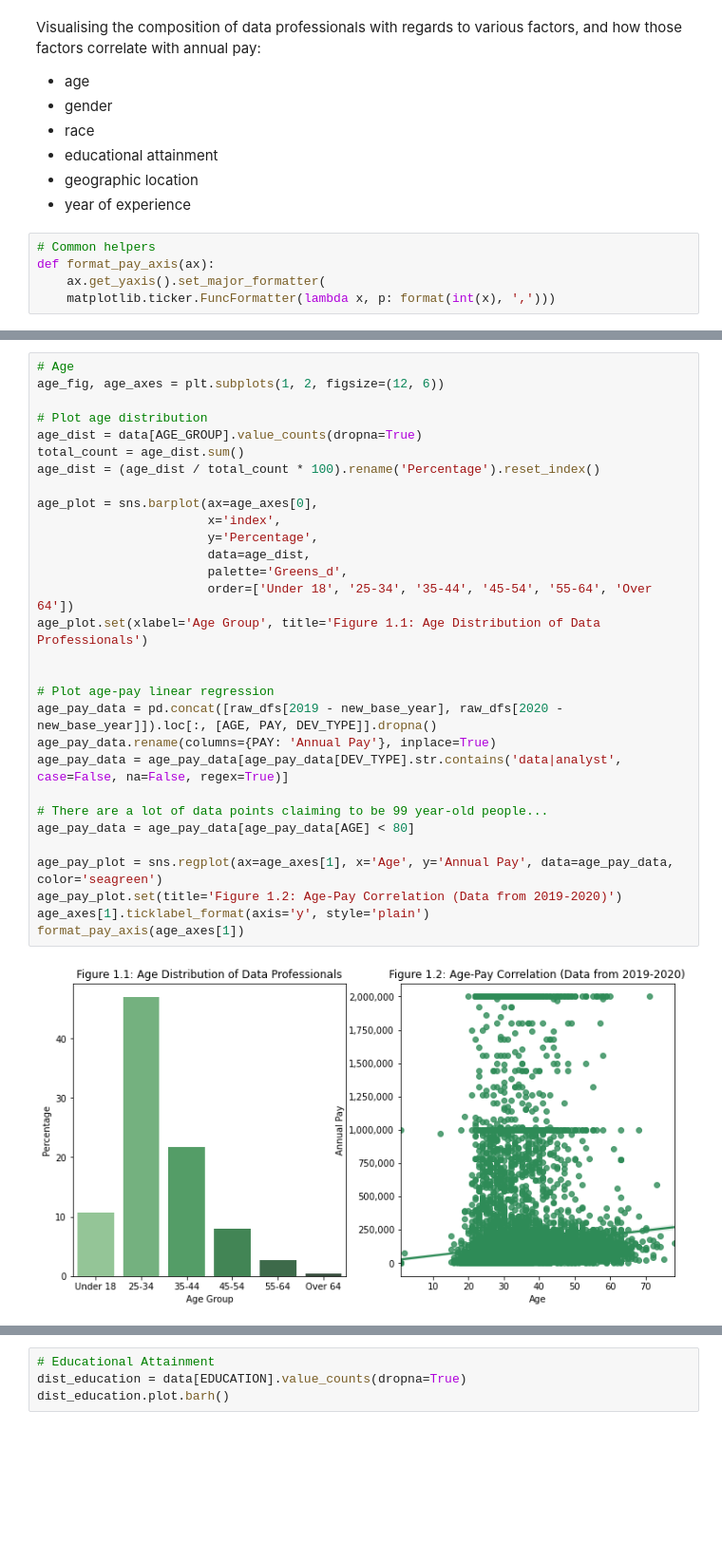
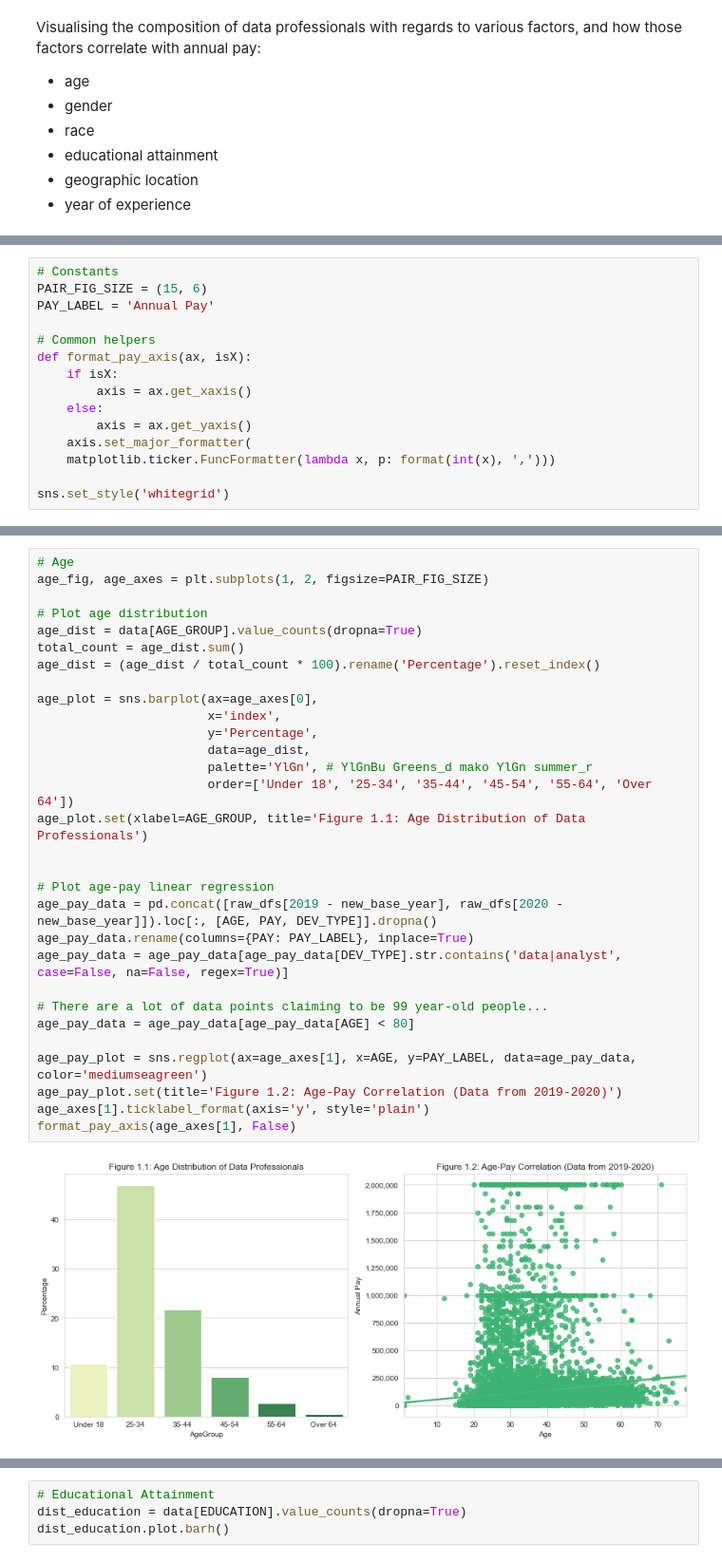
Before and after one commit to potatokim/data-science-demographics-visuals, a Jupyter notebook: main.ipynb, the cells around one changed output, grey strips where cells are left out. Shown at 95% size. Saved outputs shown, nothing was run; the diff lists cells and outputs as text; blank space fills up the shorter version.

```diff
--- a/main.ipynb
+++ b/main.ipynb
@@ -321,8 +321,3 @@ Visualising the composition of data professionals with regards to various factor
 - educational attainment
 - geographic location
 - year of experience
-# %%
-# Common helpers
-def format_pay_axis(ax):
-    ax.get_yaxis().set_major_formatter(
-    matplotlib.ticker.FuncFormatter(lambda x, p: format(int(x), ',')))
@@ -331,0 +324,15 @@ Figure 1.1 shows that young people make up a large percentage of data scientists
+# %%
+# Constants
+PAIR_FIG_SIZE = (15, 6)
+PAY_LABEL = 'Annual Pay'
+
+# Common helpers
+def format_pay_axis(ax, isX):
+    if isX:
+        axis = ax.get_xaxis()
+    else:
+        axis = ax.get_yaxis()
+    axis.set_major_formatter(
+    matplotlib.ticker.FuncFormatter(lambda x, p: format(int(x), ',')))
+
+sns.set_style('whitegrid')
@@ -332,32 +342,32 @@ Figure 1.1 shows that young people make up a large percentage of data scientists
 # %%
 # Age
-age_fig, age_axes = plt.subplots(1, 2, figsize=(12, 6))
+age_fig, age_axes = plt.subplots(1, 2, figsize=PAIR_FIG_SIZE)
 
 # Plot age distribution
 age_dist = data[AGE_GROUP].value_counts(dropna=True)
 total_count = age_dist.sum()
 age_dist = (age_dist / total_count * 100).rename('Percentage').reset_index()
 
 age_plot = sns.barplot(ax=age_axes[0],
                        x='index',
                        y='Percentage',
                        data=age_dist,
-                       palette='Greens_d',
+                       palette='YlGn', # YlGnBu Greens_d mako YlGn summer_r
                        order=['Under 18', '25-34', '35-44', '45-54', '55-64', 'Over 64'])
-age_plot.set(xlabel='Age Group', title='Figure 1.1: Age Distribution of Data Professionals')
+age_plot.set(xlabel=AGE_GROUP, title='Figure 1.1: Age Distribution of Data Professionals')
 
 
 # Plot age-pay linear regression
 age_pay_data = pd.concat([raw_dfs[2019 - new_base_year], raw_dfs[2020 - new_base_year]]).loc[:, [AGE, PAY, DEV_TYPE]].dropna()
-age_pay_data.rename(columns={PAY: 'Annual Pay'}, inplace=True)
+age_pay_data.rename(columns={PAY: PAY_LABEL}, inplace=True)
 age_pay_data = age_pay_data[age_pay_data[DEV_TYPE].str.contains('data|analyst', case=False, na=False, regex=True)]
 
 # There are a lot of data points claiming to be 99 year-old people...
 age_pay_data = age_pay_data[age_pay_data[AGE] < 80]
 
-age_pay_plot = sns.regplot(ax=age_axes[1], x='Age', y='Annual Pay', data=age_pay_data, color='seagreen')
+age_pay_plot = sns.regplot(ax=age_axes[1], x=AGE, y=PAY_LABEL, data=age_pay_data, color='mediumseagreen')
 age_pay_plot.set(title='Figure 1.2: Age-Pay Correlation (Data from 2019-2020)')
 age_axes[1].ticklabel_format(axis='y', style='plain')
-format_pay_axis(age_axes[1])
+format_pay_axis(age_axes[1], False)
 # %% [output]
-[figure, old version]
+[figure, new version]
```
Also changed, not shown: parts of 30 cells of this notebook.
